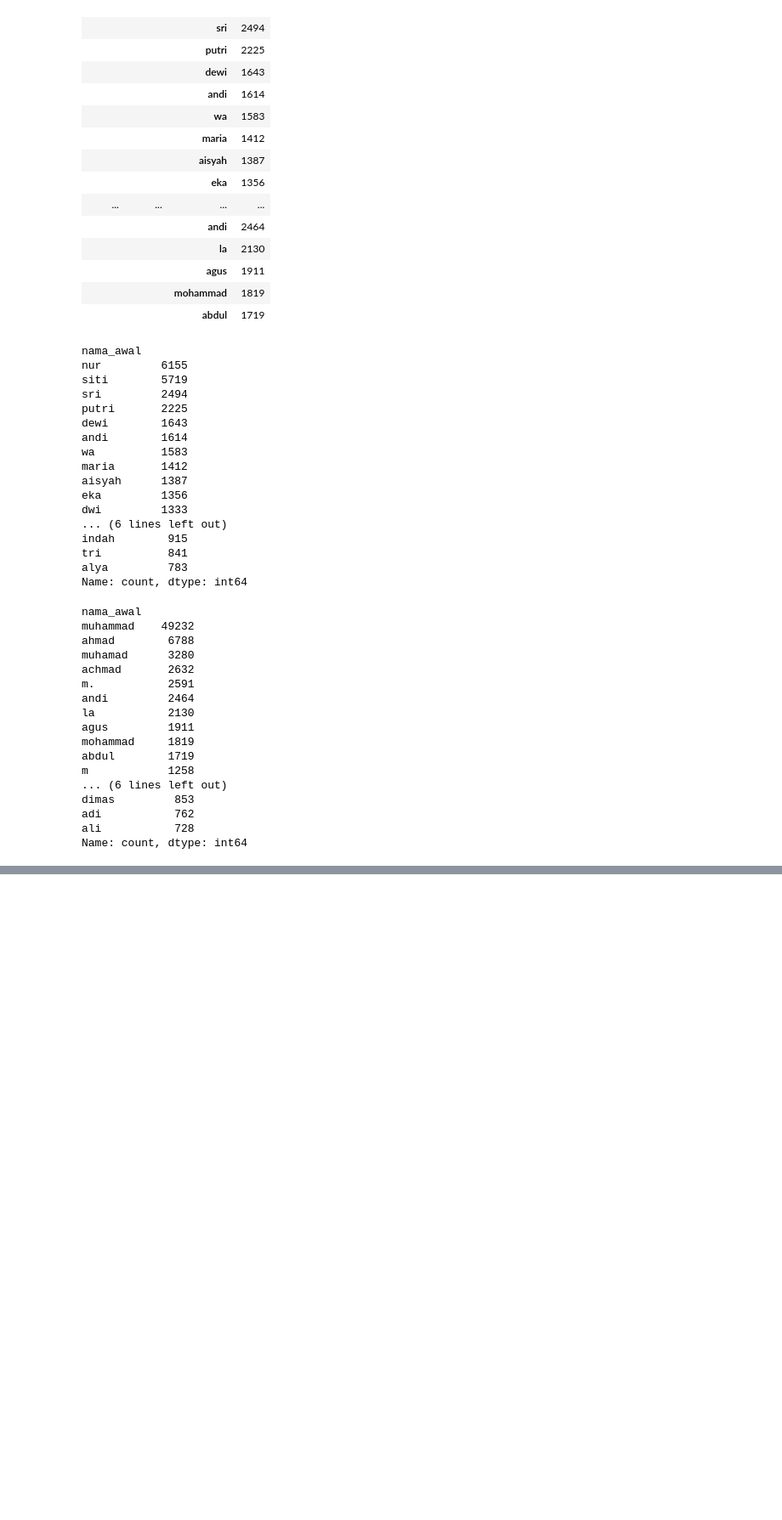
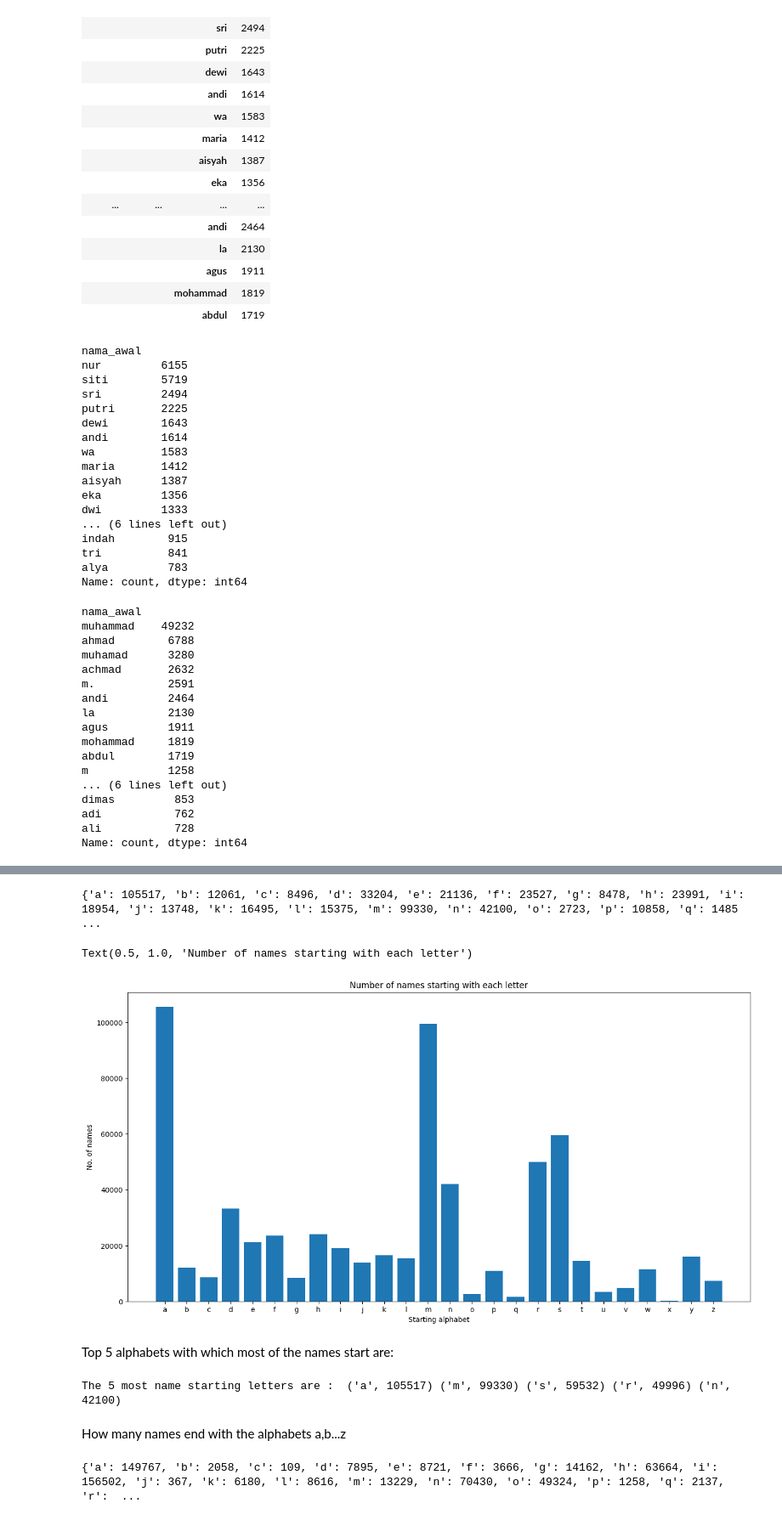
Before and after one commit to novay/gender-detection, a Jupyter notebook: 01-preparation.ipynb, the cells around one changed output, grey strips where cells are left out. Shown at 85% size. Cells and saved outputs as stored; diff of their text form; code cells hidden in the pictures; blank space fills up the shorter version.

```diff
--- a/01-preparation.ipynb
+++ b/01-preparation.ipynb
@@ -176,0 +189,13 @@ Name: count, dtype: int64
+# %%
+alphabets= ['a','b','c','d','e','f','g','h','i','j','k','l','m','n','o','p','q','r','s','t','u','v','w','x','y','z']
+total_percent=0
+total_count = 0
+startletter_count = {}
+for i in alphabets:
+    print('Number of names starting with {} are '.format(i),len(df[df['nama'].str.startswith(i)]))
+    startletter_count[i] = len(df[df['nama'].str.startswith(i)])
+    print('Percent: ',len(df[df['nama'].str.contains(i)])/len(df['nama'])*100)
+    total_count = total_count + len(df[df['nama'].str.contains(i)])
+    total_percent=total_percent+(len(df[df['nama'].str.contains(i)])/len(df['nama'])*100)
+print('Total names = ', total_count)
+print("Total percentage = ", total_percent)
@@ -176,0 +220,29 @@ Name: count, dtype: int64
+# %%
+print(startletter_count)
+# %% [output]
+{'a': 105517, 'b': 12061, 'c': 8496, 'd': 33204, 'e': 21136, 'f': 23527, 'g': 8478, 'h': 23991, 'i': 18954, 'j': 13748, 'k': 16495, 'l': 15375, 'm': 99330, 'n': 42100, 'o': 2723, 'p': 10858, 'q': 1485 ...
+# %%
+plt.figure(figsize = (16,8))
+plt.bar(startletter_count.keys(),startletter_count.values())
+plt.xlabel('Starting alphabet')
+plt.ylabel('No. of names')
+plt.title('Number of names starting with each letter')
+# %% [output]
+Text(0.5, 1.0, 'Number of names starting with each letter')
+[figure, added]
+# %% [markdown]
+Top 5 alphabets with which most of the names start are:
+# %%
+print('The 5 most name starting letters are : ', *sorted(startletter_count.items(), key=lambda item: item[1])[-5:][::-1])
+# %% [output]
+The 5 most name starting letters are :  ('a', 105517) ('m', 99330) ('s', 59532) ('r', 49996) ('n', 42100)
+# %% [markdown]
+How many names end with the alphabets a,b...z
+# %%
+small_alphabets = ['a','b','c','d','e','f','g','h','i','j','k','l','m','n','o','p','q','r','s','t','u','v','x','y','z']
+endletter_count ={}
+for i in small_alphabets:
+    endletter_count[i]=len(df[df['nama'].str.endswith(i)])
+print(endletter_count)
+# %% [output]
+{'a': 149767, 'b': 2058, 'c': 109, 'd': 7895, 'e': 8721, 'f': 3666, 'g': 14162, 'h': 63664, 'i': 156502, 'j': 367, 'k': 6180, 'l': 8616, 'm': 13229, 'n': 70430, 'o': 49324, 'p': 1258, 'q': 2137, 'r':  ...
```
Also changed, not shown: parts of 10 cells of this notebook, 24 other files.
